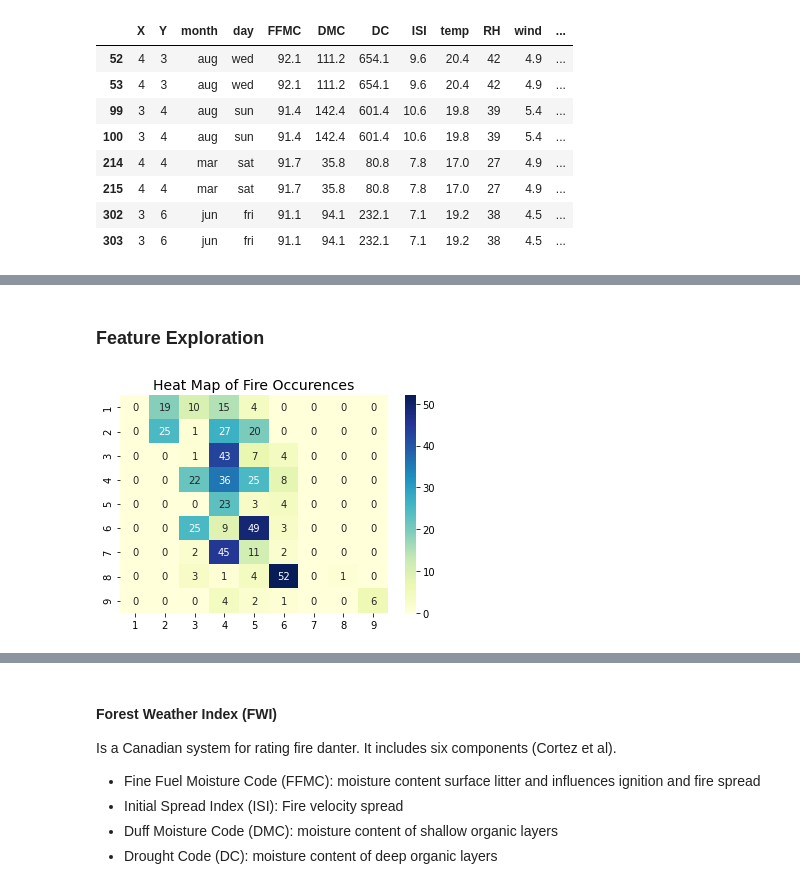
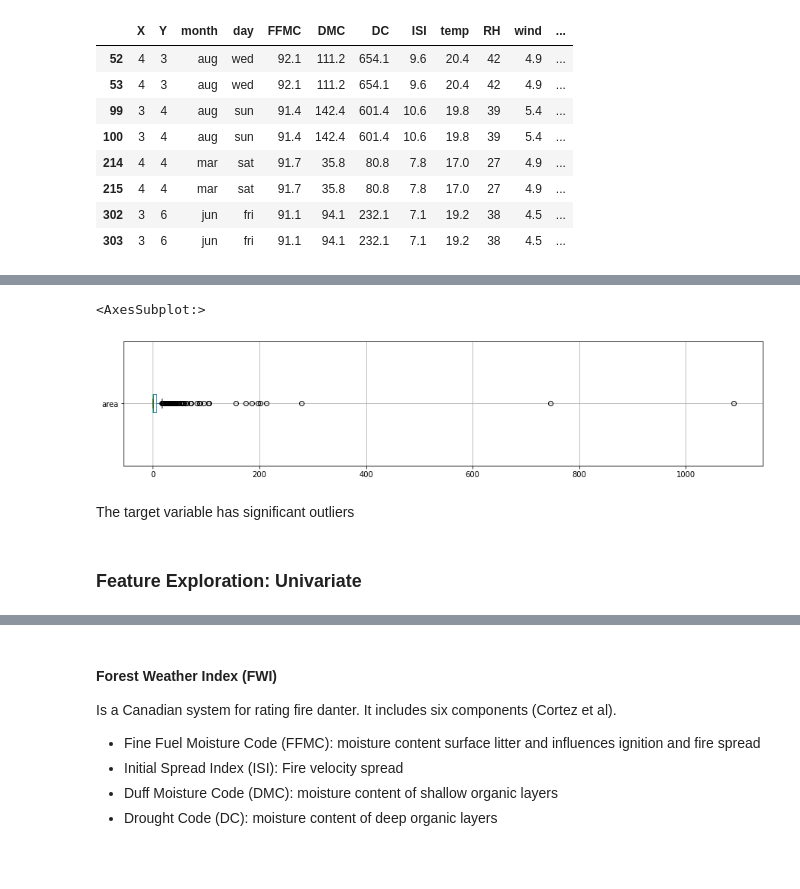
Before and after one commit to leanguardia/msc-project-pipelines, a Jupyter notebook: Wrangling-Fire_Forests.ipynb, the cells around one changed output, grey strips where cells are left out. Drawn from its saved outputs; the diff is of its cells as text; code cells hidden in the pictures; blank space fills up the shorter version.

```diff
--- a/Wrangling-Fire_Forests.ipynb
+++ b/Wrangling-Fire_Forests.ipynb
@@ -90,15 +127,12 @@ df[df.duplicated(keep=False)]
+# %%
+plt.figure(figsize=(15,3))
+df.boxplot(column='area', vert=False)
+# %% [output]
+<AxesSubplot:>
+[figure, added]
+# %% [markdown]
+The target variable has significant outliers
 # %% [markdown]
-### Feature Exploration
+### Feature Exploration: Univariate
-# %%
-# Coordinates
-position = df.groupby(['X', 'Y']).count()['month'].unstack().fillna(0)
-position.index.name = None
-position.columns.name = None
-position = pd.concat([position, pd.DataFrame({1: np.zeros(9), 7:np.zeros(9)},index=position.index)],  axis = 1)
-position = position.reindex(sorted(position.columns), axis=1).astype(int)
-ax = sns.heatmap(position, annot=True, cmap="YlGnBu")
-ax.set_title('Heat Map of Fire Occurences', fontsize='14');
-# %% [output]
-[figure, removed]
 # %%
 # Month
```
Also changed, not shown: parts of 26 cells of this notebook.
